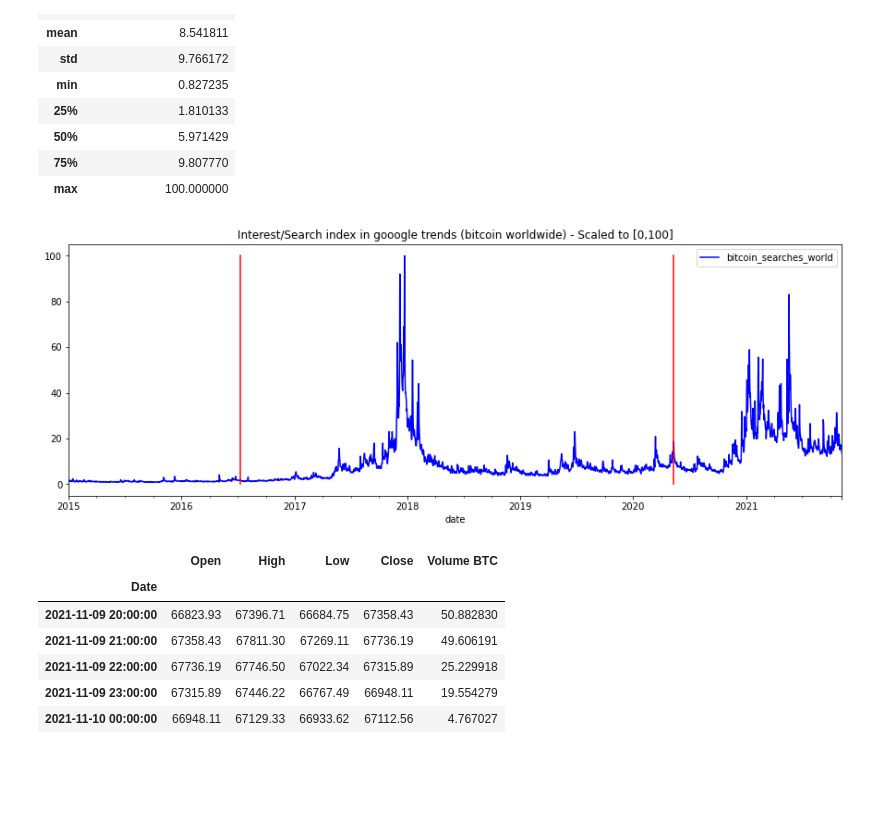
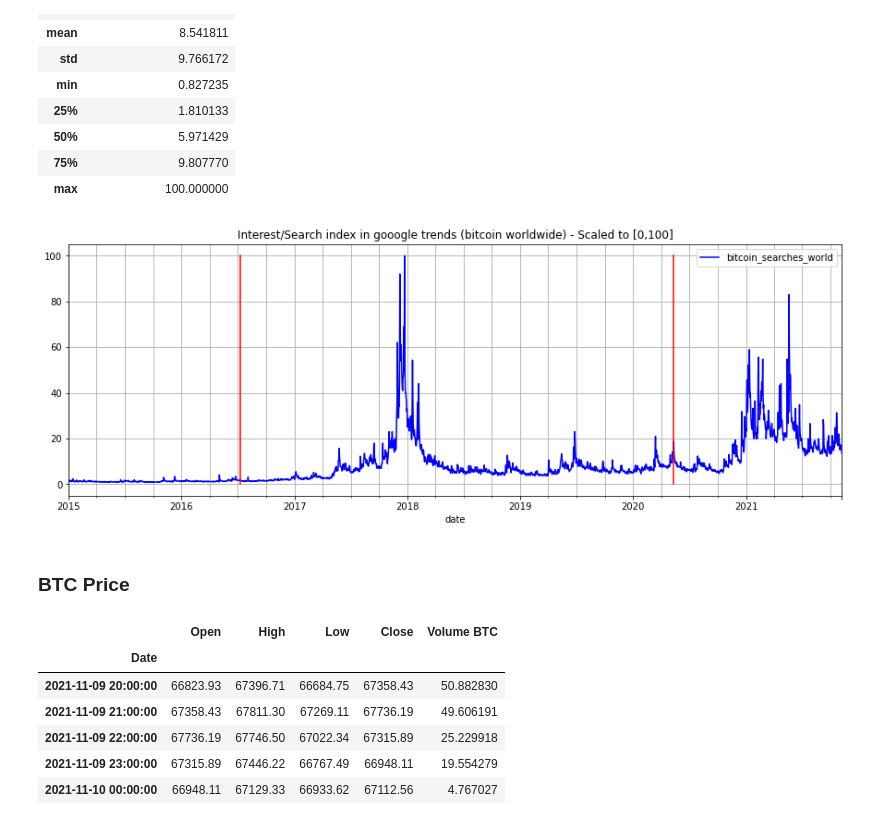
Before and after one commit to mxagar/crypto_analysis, a Jupyter notebook: 01_BitcoinAnalysis.ipynb, the cells around one changed output. Cells and saved outputs as stored; diff of their text form; code cells hidden in the pictures; blank space fills up the shorter version.

```diff
--- a/01_BitcoinAnalysis.ipynb
+++ b/01_BitcoinAnalysis.ipynb
@@ -18,5 +29,5 @@ h3 = dt.datetime(2020,5,11,0,0,0)
 # %%
-df_interest = pd.read_csv('data/google_trends_bitcoin_2015_2021_daily.csv',header=0)
+df_interest = pd.read_csv('data/Google_trends_bitcoin_2015_2021_daily.csv',header=0)
 # %%
 df_interest['date'] = pd.to_datetime(df_interest['date'])
 # %%
@@ -50,14 +61,18 @@ df_interest.describe()
 # %%
 #%matplotlib ipympl
 %matplotlib inline
 #df_interest.plot(x='date',y='bitcoin_searches_world',figsize=(15,5),color='r')
 df_interest.plot(y='bitcoin_searches_world',figsize=(15,5),color='b')
 plt.plot([h2,h2],[0,df_interest['bitcoin_searches_world'].max()],color='r')
 plt.plot([h3,h3],[0,df_interest['bitcoin_searches_world'].max()],color='r')
 plt.title('Interest/Search index in gooogle trends (bitcoin worldwide) - Scaled to [0,100]')
+ax = plt.gca()
+ax.grid(which="both", color="darkgray", linestyle="-")
 plt.show()
 # %% [output]
-[figure, old version]
+[figure, new version]
+# %% [markdown]
+### BTC Price
 # %%
 df_price = pd.read_csv('data/Gemini_BTCUSD_2015_2021_hourly.csv',header=0)
 # %%
```
Also changed, not shown: parts of 52 cells of this notebook, 1 other file.
